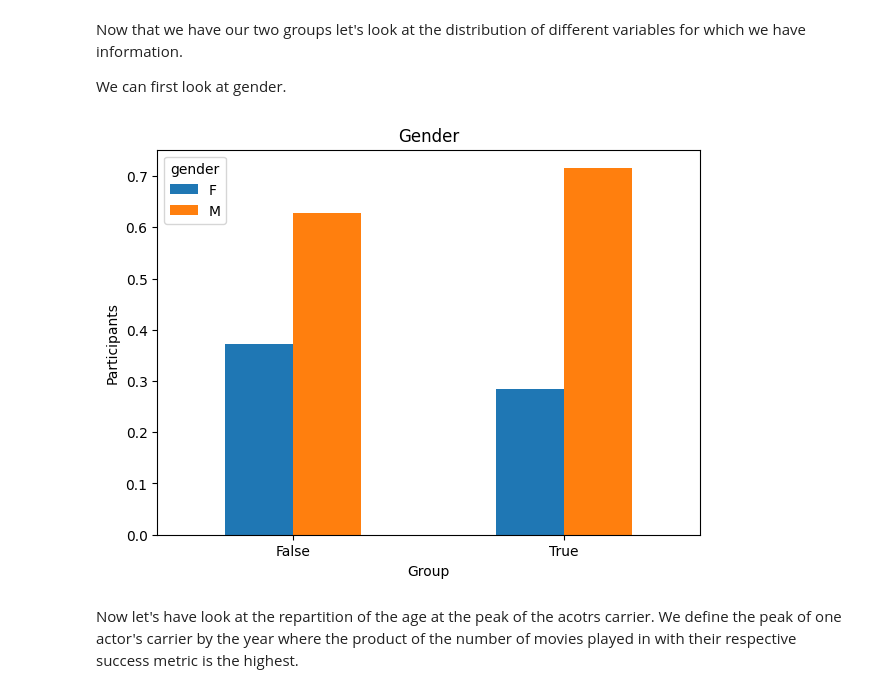
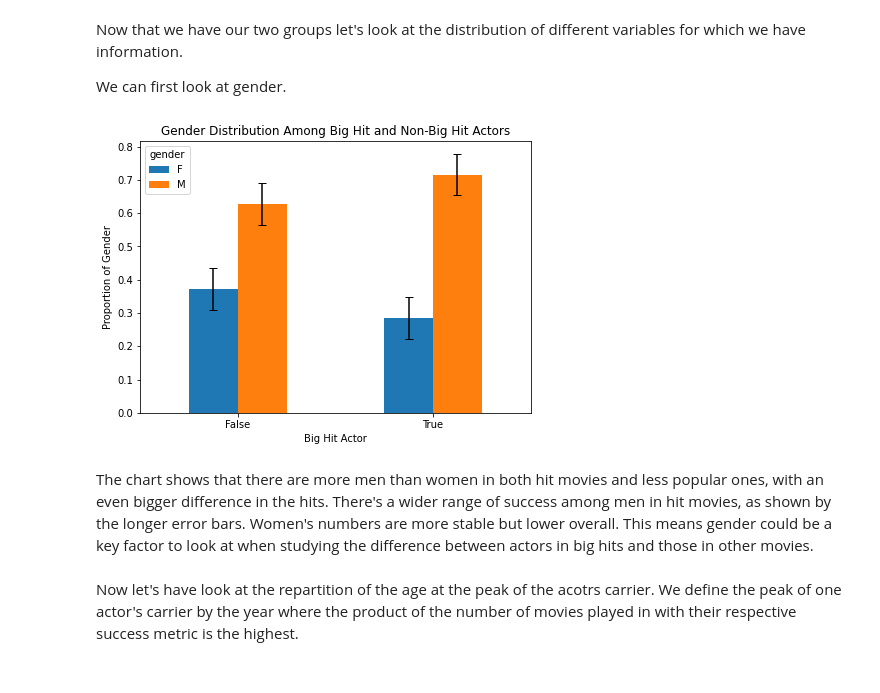
Before and after one commit to epfl-ada/ada-2023-project-pinacolada23, a Jupyter notebook: matching.ipynb, the cells around one changed output. Drawn from its saved outputs; the diff is of its cells as text; code cells hidden in the pictures.

Commit message:
Add error bars in plots in matching

```diff
--- a/matching.ipynb
+++ b/matching.ipynb
@@ -115,19 +115,29 @@ The number of actors that did not play in a big hit is: 5624 (control group)
 Now that we have our two groups let's look at the distribution of different variables for which we have information.
 
 We can first look at gender.
-# %%
-# Gender
-group = df_prepared.groupby(['big_hit_actor', 'gender'])['gender'].count()
-group = group.unstack()
-group = group.div(group.sum(axis=1), axis=0)
-
-pl = group.plot(kind='bar', figsize=[7,5], rot=0)
-pl.set_title('Gender')
-pl.set_ylabel('Participants')
-pl.set_xlabel('Group')
-plt.show()
-# %% [output]
-[figure, removed]
+# %%
+# Grouping by 'big_hit_actor' and 'gender' and counting
+grouped = df_prepared.groupby(['big_hit_actor', 'gender']).size().unstack()
+
+# Calculating proportions within each 'big_hit_actor' group
+grouped_proportions = grouped.div(grouped.sum(axis=1), axis=0)
+
+# Calculating standard deviation across 'big_hit_actor' groups for each gender
+std_dev = grouped_proportions.std(axis=0)
+
+# Preparing the DataFrame for error bars
+error = pd.DataFrame([std_dev, std_dev], index=grouped_proportions.index)
+
+# Plotting
+ax = grouped_proportions.plot(kind='bar', yerr=error, figsize=[7, 5], rot=0, capsize=4)
+ax.set_title('Gender Distribution Among Big Hit and Non-Big Hit Actors')
+ax.set_ylabel('Proportion of Gender')
+ax.set_xlabel('Big Hit Actor')
+plt.show()
+# %% [output]
+[figure, added]
+# %% [markdown]
+The chart shows that there are more men than women in both hit movies and less popular ones, with an even bigger difference in the hits. There's a wider range of success among men in hit movies, as shown by the longer error bars. Women's numbers are more stable but lower overall. This means gender could be a key factor to look at when studying the difference between actors in big hits and those in other movies.
 # %% [markdown]
 Now let's have look at the repartition of the age at the peak of the acotrs carrier. We define the peak of one actor's carrier by the year where the product of the number of movies played in with their respective success metric is the highest.
 # %%
```
Also changed, not shown: parts of 4 cells of this notebook.
